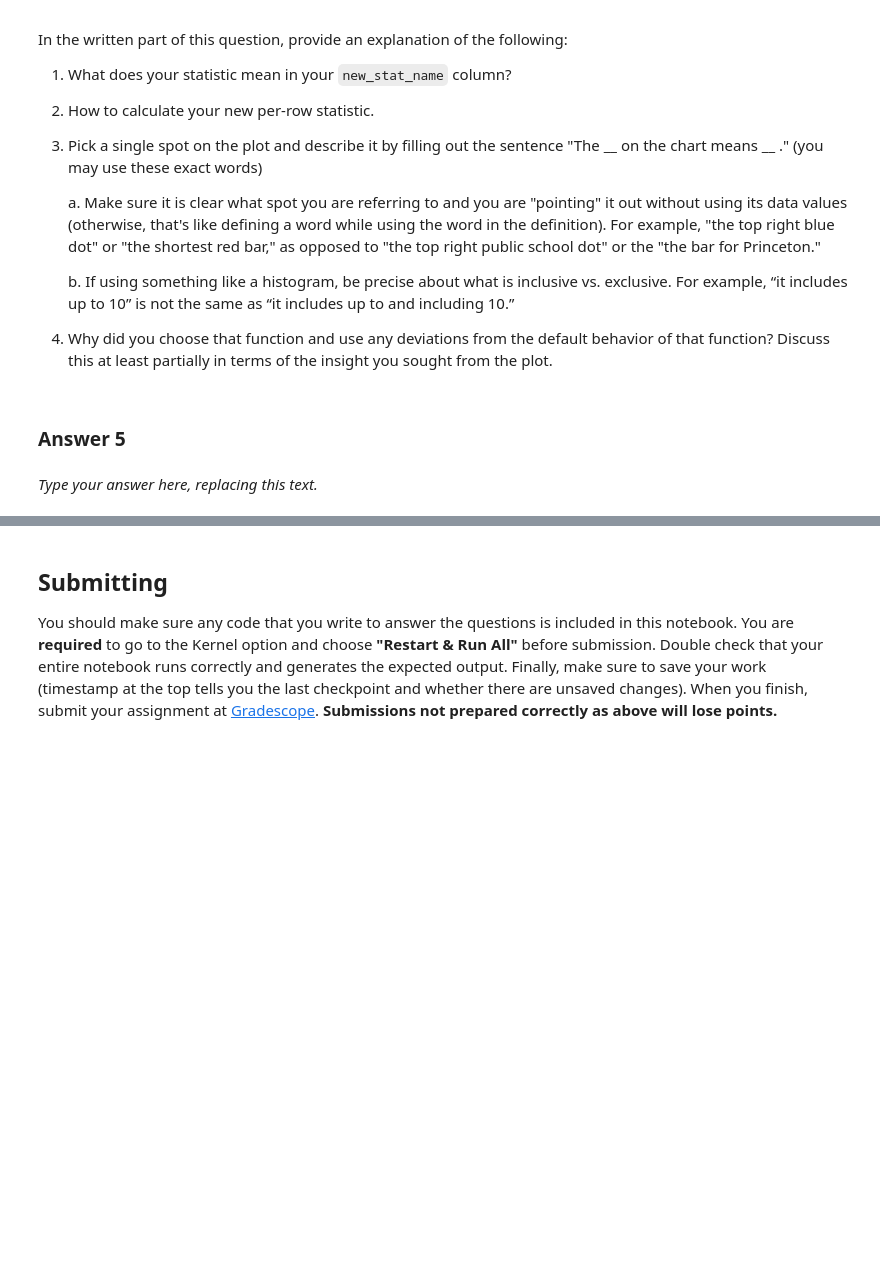
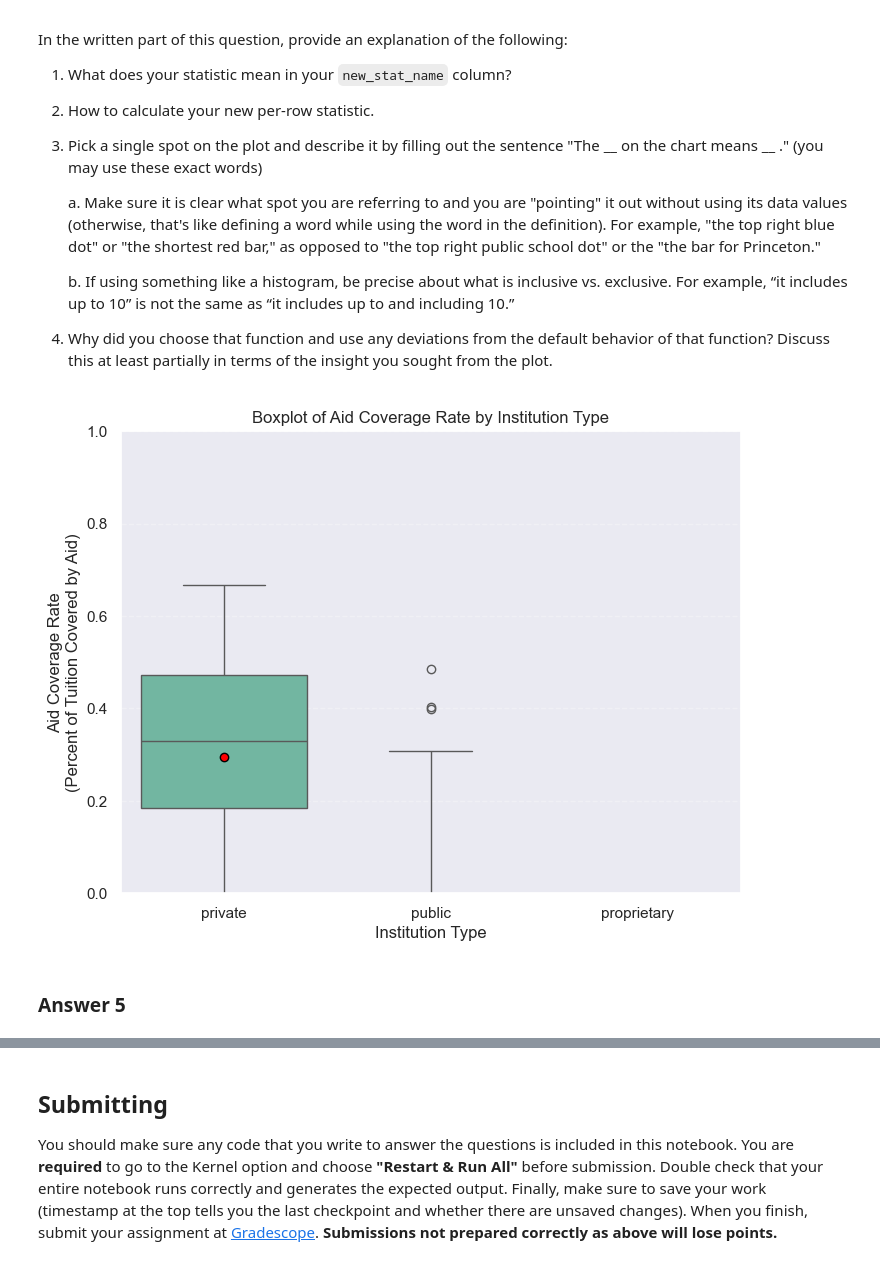
Before and after one commit to zoraizmohammad/cs216, a Jupyter notebook: hw3/homework03.ipynb, the cells around one changed output, grey strips where cells are left out. Drawn from its saved outputs; the diff is of its cells as text; code cells hidden in the pictures; blank space fills up the shorter version.

```diff
--- a/hw3/homework03.ipynb
+++ b/hw3/homework03.ipynb
@@ -207,4 +188,20 @@ In the written part of this question, provide an explanation of the following:
+# %%
+# Put your code for question 5 here
+# aid_coverage_rate = percent of tuition covered by financial aid on average after aid.
+# box plot
+
+uni["aid_coverage_rate"] = (uni["tuition"] - uni["cost_after_aid"]) / uni["tuition"]
+new_stat_name = "aid_coverage_rate"
+
+plt.figure(figsize=(8,6))
+sns.boxplot(data=uni, x="institution_type", y="aid_coverage_rate", palette="Set2", hue = "institution_type", showcaps=True, showmeans=True, meanprops={"marker":"o", "markerfacecolor":"red", "markeredgecolor":"black"})
+plt.title("Boxplot of Aid Coverage Rate by Institution Type")
+plt.xlabel("Institution Type")
+plt.ylabel("Aid Coverage Rate\n(Percent of Tuition Covered by Aid)")
+plt.ylim(0, 1)
+plt.grid(axis='y', linestyle='--', alpha=0.3)
+plt.show()
+# %% [output]
+[figure, added]
 # %% [markdown]
 ### Answer 5
-# %% [markdown]
-_Type your answer here, replacing this text._
```
Also changed, not shown: parts of 9 cells of this notebook.
